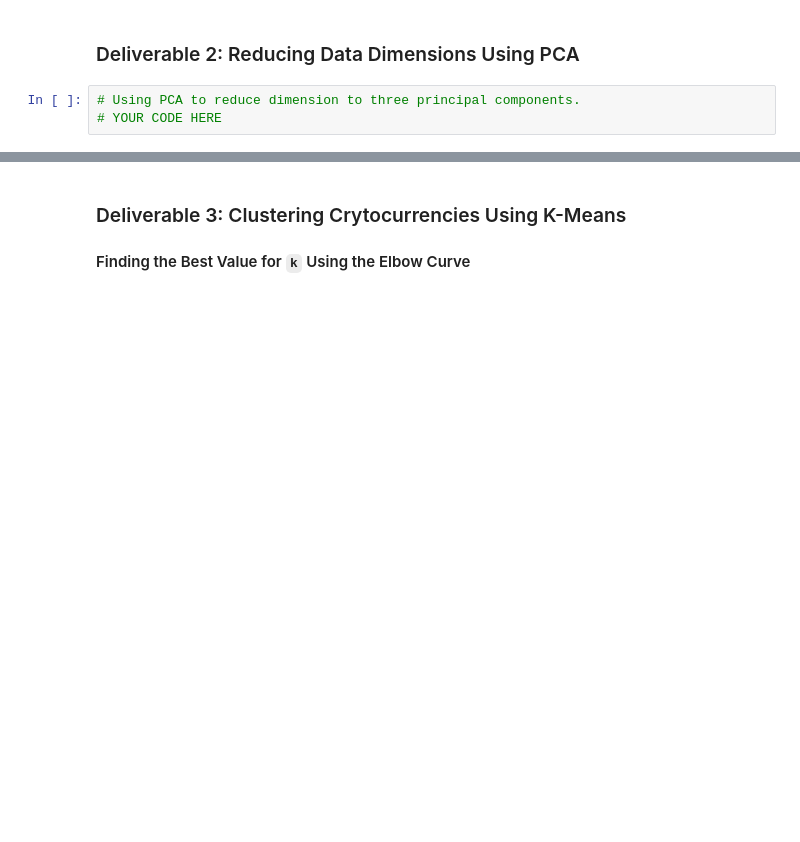
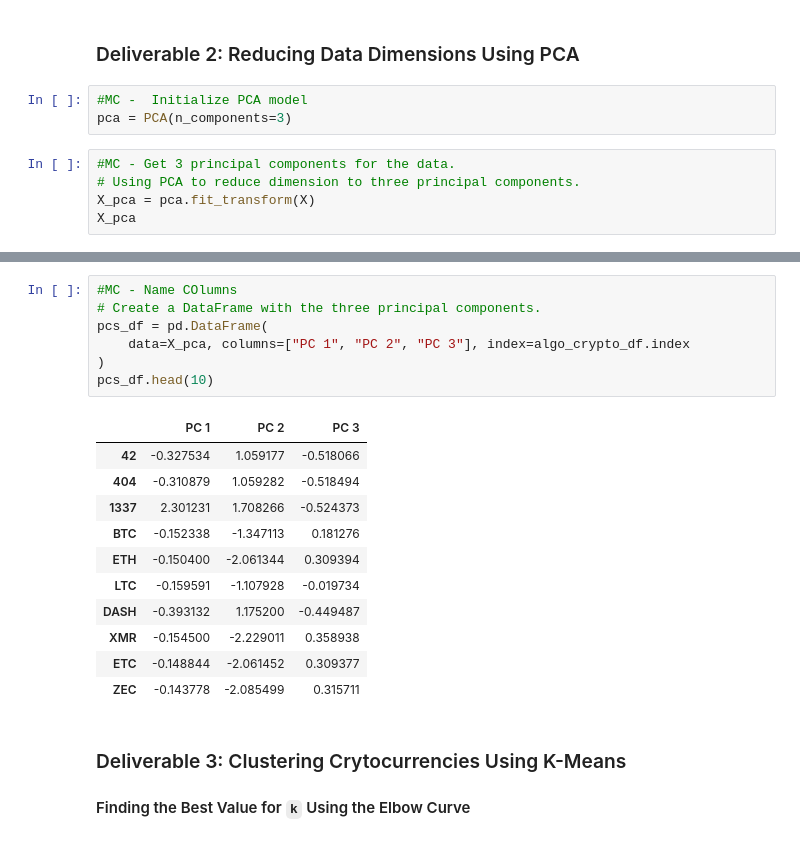
Before and after one commit to macicchino/Cryptocurrencies, a Jupyter notebook: crypto_clustering.ipynb, the cells around one changed output, grey strips where cells are left out. Saved outputs shown, nothing was run; the diff lists cells and outputs as text; blank space fills up the shorter version.

```diff
--- a/crypto_clustering.ipynb
+++ b/crypto_clustering.ipynb
@@ -287,6 +266,11 @@ array([[-0.11710817, -0.1528703 , -0.0433963 , -0.0433963 , -0.0433963 ,
 # %% [markdown]
 ### Deliverable 2: Reducing Data Dimensions Using PCA
+# %%
+#MC -  Initialize PCA model
+pca = PCA(n_components=3)
 # %%
+#MC - Get 3 principal components for the data.
 # Using PCA to reduce dimension to three principal components.
-# YOUR CODE HERE
+X_pca = pca.fit_transform(X)
+X_pca
 # %% [output]
@@ -316,3 +284,22 @@ array([[-0.33285464,  1.0383583 , -0.56494435],
+# %%
+#MC - Name COlumns
+# Create a DataFrame with the three principal components.
+pcs_df = pd.DataFrame(
+    data=X_pca, columns=["PC 1", "PC 2", "PC 3"], index=algo_crypto_df.index
+)
+pcs_df.head(10)
+# %% [output]
+|  | PC 1 | PC 2 | PC 3 |
+| 42 | -0.327534 | 1.059177 | -0.518066 |
+| 404 | -0.310879 | 1.059282 | -0.518494 |
+| 1337 | 2.301231 | 1.708266 | -0.524373 |
+| BTC | -0.152338 | -1.347113 | 0.181276 |
+| ETH | -0.150400 | -2.061344 | 0.309394 |
+| LTC | -0.159591 | -1.107928 | -0.019734 |
+| DASH | -0.393132 | 1.175200 | -0.449487 |
+| XMR | -0.154500 | -2.229011 | 0.358938 |
+| ETC | -0.148844 | -2.061452 | 0.309377 |
+| ZEC | -0.143778 | -2.085499 | 0.315711 |
 # %% [markdown]
 ### Deliverable 3: Clustering Crytocurrencies Using K-Means
 
```
Also changed, not shown: parts of 4 cells of this notebook.
